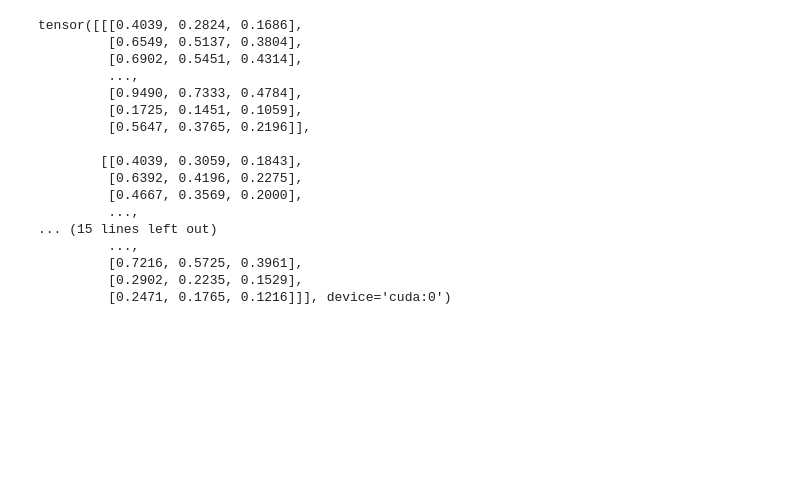
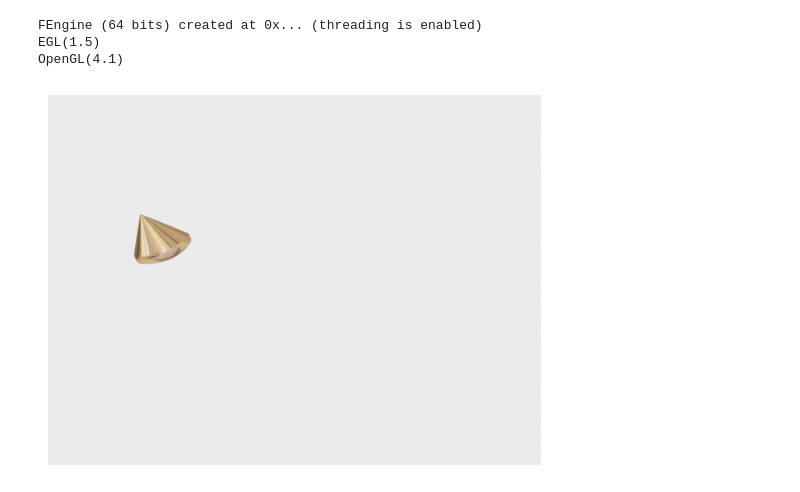
Before and after one commit to Tom-Notch/NeuLight, a Jupyter notebook: notebook/dataset.ipynb, the cells around one changed output. Cells and saved outputs as stored; diff of their text form; code cells hidden in the pictures; blank space fills up the shorter version.

Commit message:
Ray visualization done, ray ordering in dataset fixed

```diff
--- a/notebook/dataset.ipynb
+++ b/notebook/dataset.ipynb
@@ -13,15 +20,17 @@ device = torch.cuda.current_device()
 batch_size = 4
 num_workers = 2
 free_viewpoint_scene_path = "../data/neulight/Salon2"
+num_rays_per_image = 600000  # for visualization purpose
 # %%
 free_viewpoint_train_dataset = FreeViewpointDataset(
     scene_path=free_viewpoint_scene_path,
     dataset_type="train",
+    num_rays_per_image=num_rays_per_image,
 )
 free_viewpoint_train_dataloader = DataLoader(
     free_viewpoint_train_dataset,
     batch_size=batch_size,
-    shuffle=False,
+    shuffle=True,
     collate_fn=free_viewpoint_train_dataset.collate_fn,
     num_workers=num_workers,
     persistent_workers=True,
@@ -45,26 +54,6 @@ train_batch = free_viewpoint_train_dataset.move_batch_to(
     device=device,
     dtype=dtype,
 )
-# %%
-train_batch["labels"]["colors"]
-# %% [output]
-tensor([[[0.4039, 0.2824, 0.1686],
-         [0.6549, 0.5137, 0.3804],
-         [0.6902, 0.5451, 0.4314],
-         ...,
-         [0.9490, 0.7333, 0.4784],
-         [0.1725, 0.1451, 0.1059],
-         [0.5647, 0.3765, 0.2196]],
-
-        [[0.4039, 0.3059, 0.1843],
-         [0.6392, 0.4196, 0.2275],
-         [0.4667, 0.3569, 0.2000],
-         ...,
-... (15 lines left out)
-         ...,
-         [0.7216, 0.5725, 0.3961],
-         [0.2902, 0.2235, 0.1529],
-         [0.2471, 0.1765, 0.1216]]], device='cuda:0')
 # %%
 test_batch = free_viewpoint_test_dataset.move_batch_to(
     next(iter(free_viewpoint_test_dataloader)),
@@ -73,3 +62,17 @@ test_batch = free_viewpoint_test_dataset.move_batch_to(
 )
 # %%
 vis = free_viewpoint_test_dataset.visualize_batch(test_batch)
+# %%
+image = visualize_rays(
+    train_batch["inputs"]["rays"], train_batch["labels"]["colors"], interactive=False
+)
+# %% [output]
+FEngine (64 bits) created at 0x... (threading is enabled)
+EGL(1.5)
+OpenGL(4.1)
+# %%
+plt.imshow(image)
+plt.axis("off")
+plt.show()
+# %% [output]
+[figure, added]
```
Also changed, not shown: parts of 1 cell of this notebook, 3 other files.
